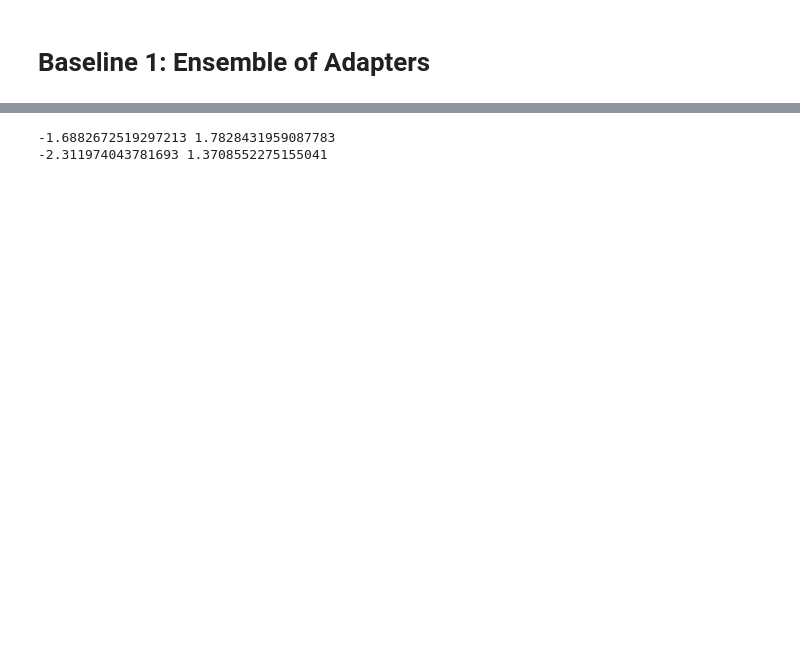
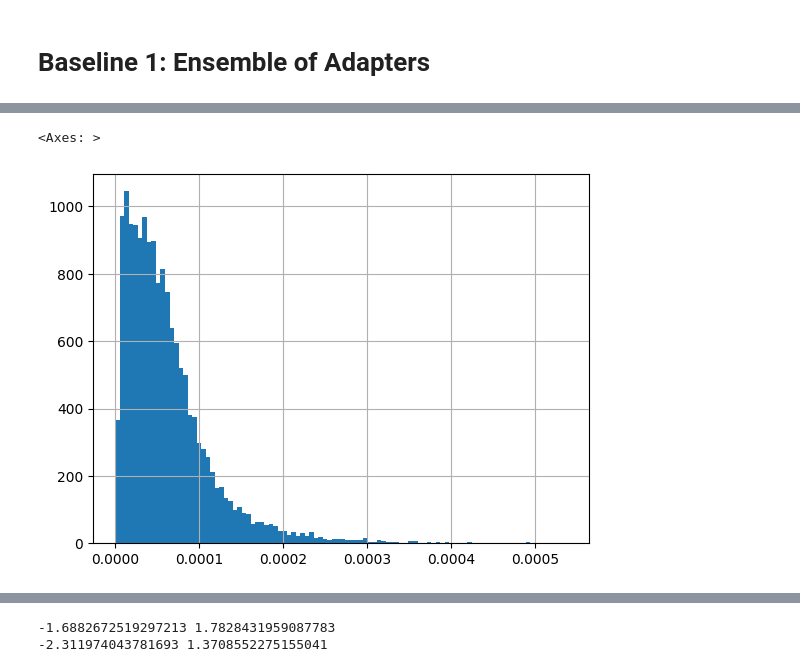
Before and after one commit to luckeciano/BAL-PM, a Jupyter notebook: jupyter/UncertaintyBaselinesEvaluation.ipynb, the cells around one changed output, grey strips where cells are left out. Drawn from its saved outputs; the diff is of its cells as text; code cells hidden in the pictures; blank space fills up the shorter version.

```diff
--- a/jupyter/UncertaintyBaselinesEvaluation.ipynb
+++ b/jupyter/UncertaintyBaselinesEvaluation.ipynb
@@ -109,0 +118,6 @@ final_rewards.head()
+# %%
+normalized_probs = final_rewards['PrefProbVariance'] / final_rewards['PrefProbVariance'].sum()
+normalized_probs.hist(bins=100)
+# %% [output]
+<Axes: >
+[figure, added]
```
Also changed, not shown: parts of 21 cells of this notebook, 8 other files.
